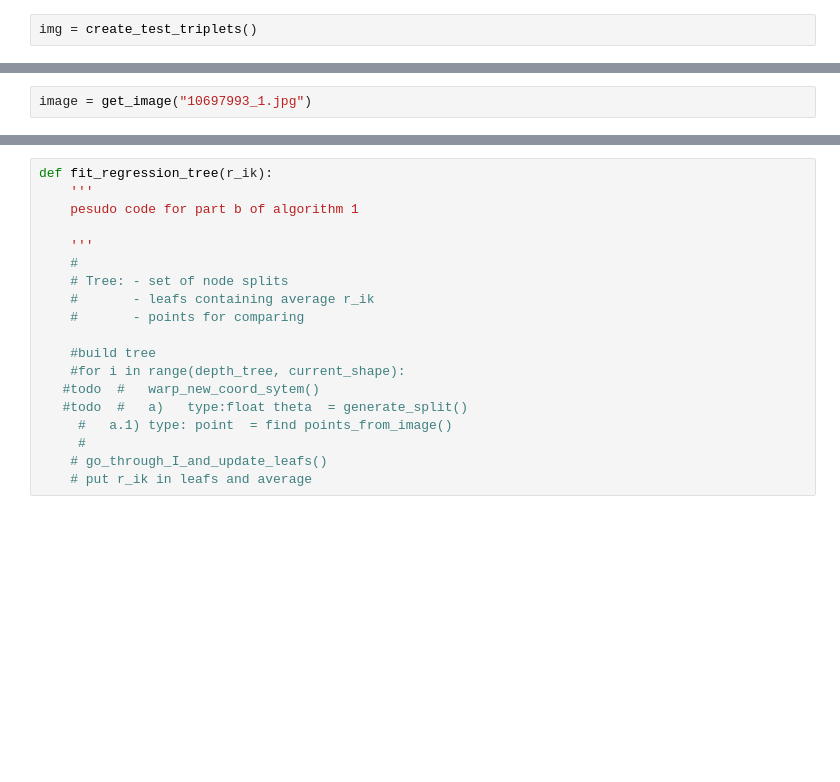
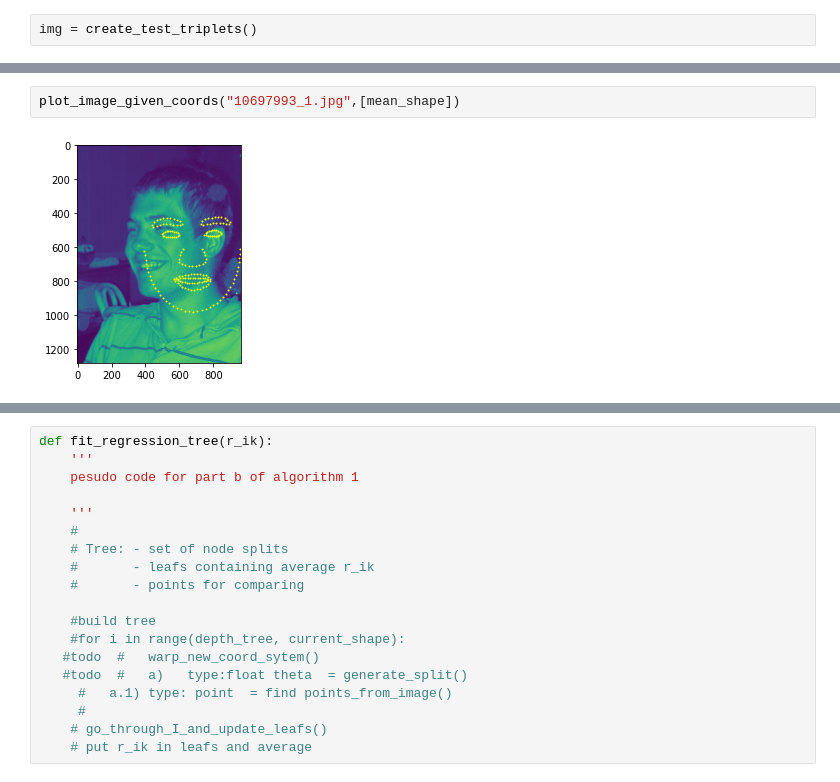
Before and after one commit to HejSumin/face_alignment, a Jupyter notebook: Face_Alignment_Playground_Rasmus.ipynb, the cells around one changed output, grey strips where cells are left out. Saved outputs shown, nothing was run; the diff lists cells and outputs as text; blank space fills up the shorter version.

```diff
--- a/Face_Alignment_Playground_Rasmus.ipynb
+++ b/Face_Alignment_Playground_Rasmus.ipynb
@@ -9,3 +33,5 @@ img = create_test_triplets()
 # %%
-image = get_image("10697993_1.jpg")
+plot_image_given_coords("10697993_1.jpg",[mean_shape])
+# %% [output]
+[figure, added]
 # %%
```
Also changed, not shown: parts of 6 cells of this notebook, 2 other files.
